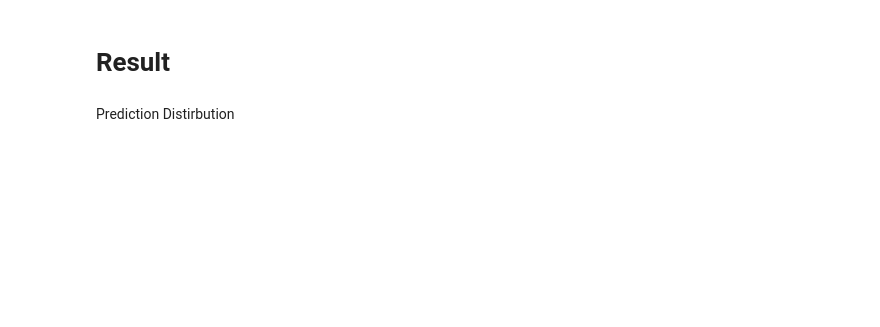
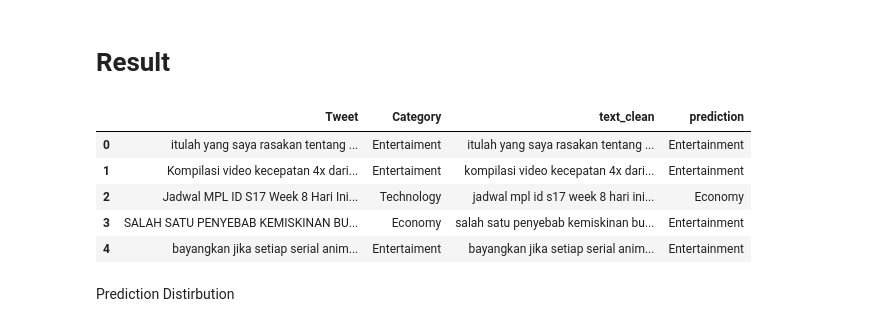
Before and after one commit to datureksa0045/Tubes-NLP, a Jupyter notebook: 04.predict.ipynb, the cells around one changed output. Cells and saved outputs as stored; diff of their text form; code cells hidden in the pictures; blank space fills up the shorter version.

```diff
--- a/04.predict.ipynb
+++ b/04.predict.ipynb
@@ -269,9 +311,18 @@ display(
 # %% [markdown]
 # Result
 # %%
-display(df)
 print()
-print("Total Data :", len(df))
+# pd.set_option("display.max_rows", None)
+# pd.set_option("display.max_columns", None)
+# display(df)
+df.head()
+# %% [output]
+|  | Tweet | Category | text_clean | prediction |
+| 0 | itulah yang saya rasakan tentang ... | Entertaiment | itulah yang saya rasakan tentang ... | Entertainment |
+| 1 | Kompilasi video kecepatan 4x dari... | Entertaiment | kompilasi video kecepatan 4x dari... | Entertainment |
+| 2 | Jadwal MPL ID S17 Week 8 Hari Ini... | Technology | jadwal mpl id s17 week 8 hari ini... | Economy |
+| 3 | SALAH SATU PENYEBAB KEMISKINAN BU... | Economy | salah satu penyebab kemiskinan bu... | Entertainment |
+| 4 | bayangkan jika setiap serial anim... | Entertaiment | bayangkan jika setiap serial anim... | Entertainment |
 # %% [markdown]
 Prediction Distirbution
 # %%
```
Also changed, not shown: parts of 11 cells of this notebook, 24 other files.
